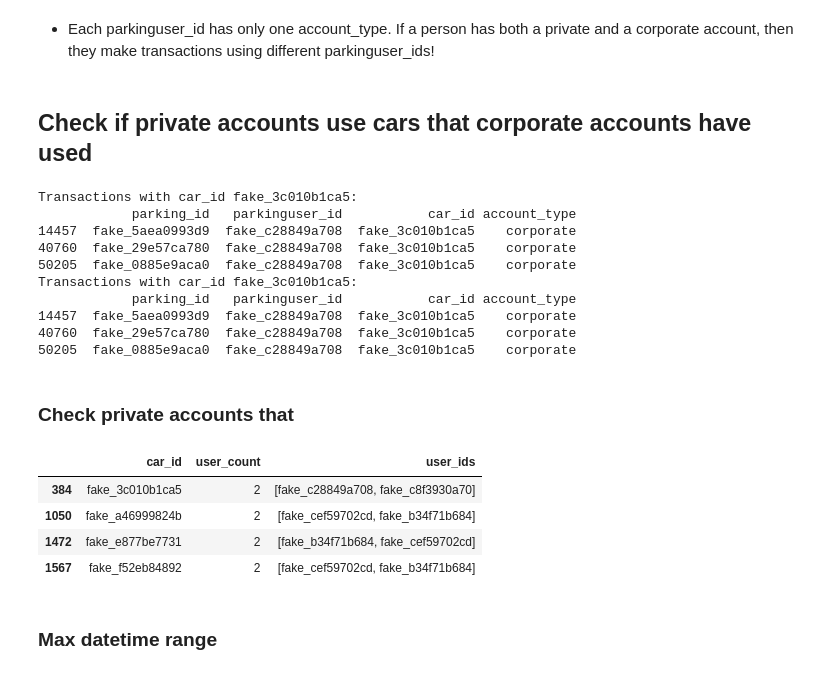
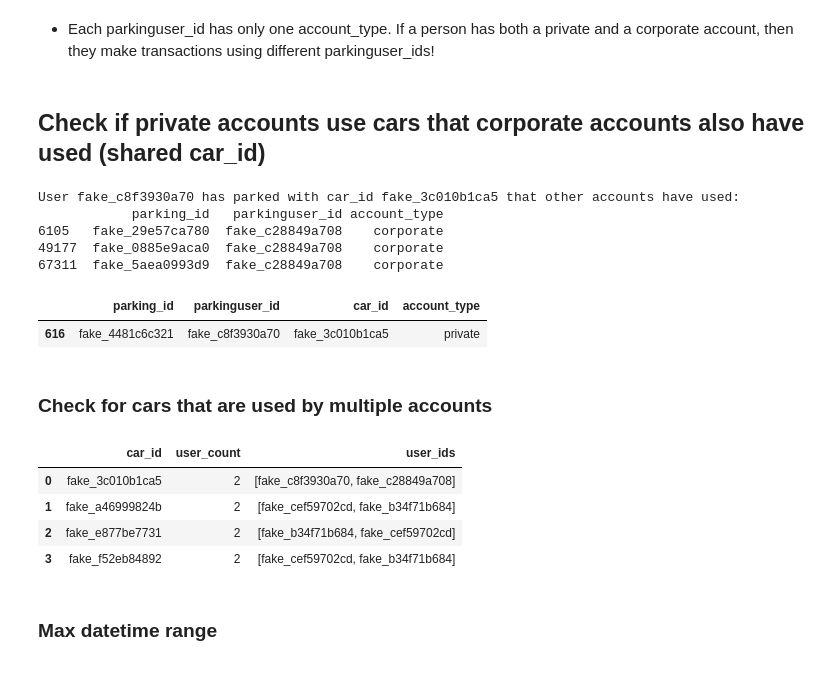
Before and after one commit to Darakhsh1999/arrive-demo, a Jupyter notebook: src/data_clean.ipynb, the cells around one changed output. Drawn from its saved outputs; the diff is of its cells as text; code cells hidden in the pictures.

```diff
--- a/src/data_clean.ipynb
+++ b/src/data_clean.ipynb
@@ -196,39 +197,41 @@ for index, row in df.iterrows():
 # %% [markdown]
 - Each parkinguser_id has only one account_type. If a person has both a private and a corporate account, then they make transactions using different parkinguser_ids!
 # %% [markdown]
-## Check if private accounts use cars that corporate accounts have used
+## Check if private accounts use cars that corporate accounts also have used (shared car_id)
 # %%
 violations = functionals.corporate_car(df)
+violations.drop_duplicates(subset=[col for col in violations.columns if col != 'parking_id'], inplace=True)
+
 
 for index, row in violations.iterrows():
     car_id = row['car_id']
     parkinguser_id = row['parkinguser_id']
-    matching_transactions = df[(df['car_id'] == car_id) & (df['parkinguser_id'] != parkinguser_id)]
-    print(f"Transactions with car_id {car_id}:")
-    print(matching_transactions[['parking_id', 'parkinguser_id', 'car_id', 'account_type']])
+    matching_transactions = df[(df['car_id'] == car_id) & (df['parkinguser_id'] != parkinguser_id)] # transactions with the same car_id but different parkinguser_id
+    print(f"User {parkinguser_id} has parked with car_id {car_id} that other accounts have used:")
+    print(matching_transactions[['parking_id', 'parkinguser_id', 'account_type']])
+    print("\n")
+
+violations.head()
 # %% [output]
-Transactions with car_id fake_3c010b1ca5:
-            parking_id   parkinguser_id           car_id account_type
-14457  fake_5aea0993d9  fake_c28849a708  fake_3c010b1ca5    corporate
-40760  fake_29e57ca780  fake_c28849a708  fake_3c010b1ca5    corporate
-50205  fake_0885e9aca0  fake_c28849a708  fake_3c010b1ca5    corporate
-Transactions with car_id fake_3c010b1ca5:
-            parking_id   parkinguser_id           car_id account_type
-14457  fake_5aea0993d9  fake_c28849a708  fake_3c010b1ca5    corporate
-40760  fake_29e57ca780  fake_c28849a708  fake_3c010b1ca5    corporate
-50205  fake_0885e9aca0  fake_c28849a708  fake_3c010b1ca5    corporate
+User fake_c8f3930a70 has parked with car_id fake_3c010b1ca5 that other accounts have used:
+            parking_id   parkinguser_id account_type
+6105   fake_29e57ca780  fake_c28849a708    corporate
+49177  fake_0885e9aca0  fake_c28849a708    corporate
+67311  fake_5aea0993d9  fake_c28849a708    corporate
+|  | parking_id | parkinguser_id | car_id | account_type |
+| 616 | fake_4481c6c321 | fake_c8f3930a70 | fake_3c010b1ca5 | private |
 # %% [markdown]
-### Check private accounts that
+### Check for cars that are used by multiple accounts
 # %%
 shared_cars = functionals.shared_car(df)
-len(shared_cars)
+shared_cars = shared_cars.reset_index(drop=True)
 shared_cars
 # %% [output]
 |  | car_id | user_count | user_ids |
-| 384 | fake_3c010b1ca5 | 2 | [fake_c28849a708, fake_c8f3930a70] |
-| 1050 | fake_a46999824b | 2 | [fake_cef59702cd, fake_b34f71b684] |
-| 1472 | fake_e877be7731 | 2 | [fake_b34f71b684, fake_cef59702cd] |
-| 1567 | fake_f52eb84892 | 2 | [fake_cef59702cd, fake_b34f71b684] |
+| 0 | fake_3c010b1ca5 | 2 | [fake_c8f3930a70, fake_c28849a708] |
+| 1 | fake_a46999824b | 2 | [fake_cef59702cd, fake_b34f71b684] |
+| 2 | fake_e877be7731 | 2 | [fake_b34f71b684, fake_cef59702cd] |
+| 3 | fake_f52eb84892 | 2 | [fake_cef59702cd, fake_b34f71b684] |
 # %% [markdown]
 ### Max datetime range
 # %%
```
Also changed, not shown: parts of 10 cells of this notebook, 2 other files.
